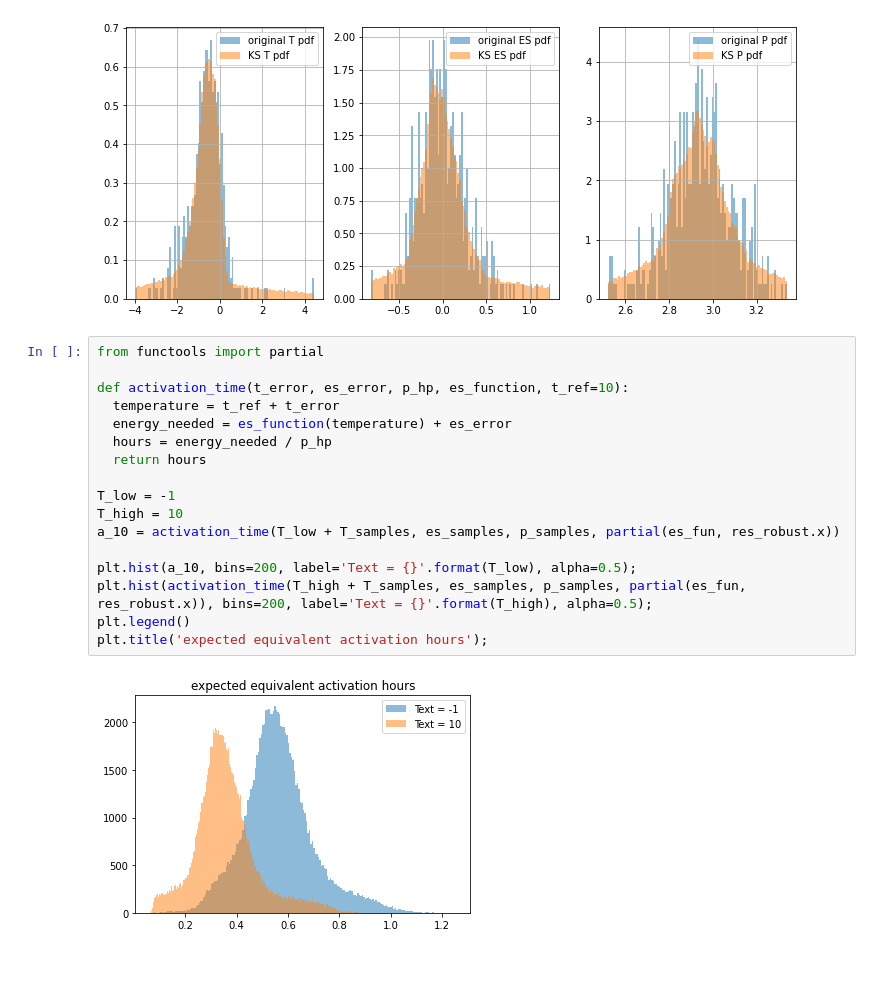
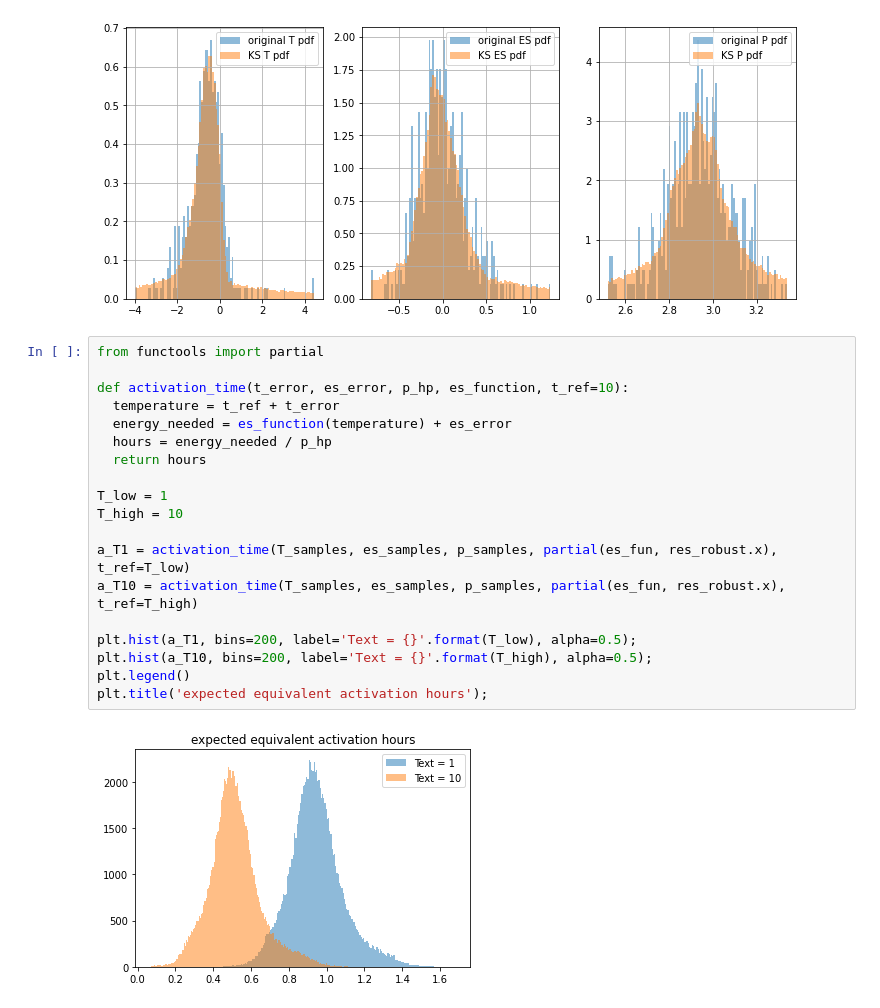
Before and after one commit to nepslor/teaching, a Jupyter notebook: TimeSeriesForecasting/decision_under_uncertainty.ipynb, the cells around one changed output. Drawn from its saved outputs; the diff is of its cells as text; blank space fills up the shorter version.

```diff
--- a/TimeSeriesForecasting/decision_under_uncertainty.ipynb
+++ b/TimeSeriesForecasting/decision_under_uncertainty.ipynb
@@ -265,22 +252,24 @@ ax[2].hist(p_samples, density=True, bins=100, alpha=0.5, label='KS P pdf')
 # %%
 from functools import partial
 
 def activation_time(t_error, es_error, p_hp, es_function, t_ref=10):
   temperature = t_ref + t_error
   energy_needed = es_function(temperature) + es_error
   hours = energy_needed / p_hp
   return hours
 
-T_low = -1
+T_low = 1
 T_high = 10
-a_10 = activation_time(T_low + T_samples, es_samples, p_samples, partial(es_fun, res_robust.x))
 
-plt.hist(a_10, bins=200, label='Text = {}'.format(T_low), alpha=0.5);
-plt.hist(activation_time(T_high + T_samples, es_samples, p_samples, partial(es_fun, res_robust.x)), bins=200, label='Text = {}'.format(T_high), alpha=0.5);
+a_T1 = activation_time(T_samples, es_samples, p_samples, partial(es_fun, res_robust.x), t_ref=T_low)
+a_T10 = activation_time(T_samples, es_samples, p_samples, partial(es_fun, res_robust.x), t_ref=T_high)
+
+plt.hist(a_T1, bins=200, label='Text = {}'.format(T_low), alpha=0.5);
+plt.hist(a_T10, bins=200, label='Text = {}'.format(T_high), alpha=0.5);
 plt.legend()
 plt.title('expected equivalent activation hours');
 # %% [output]
-[figure, old version]
+[figure, new version]
 # %%
 class GeneralizedUncertaintyPropagation:
   def __init__(self, boundary_samplers, model):
```
Also changed, not shown: parts of 4 cells of this notebook.
